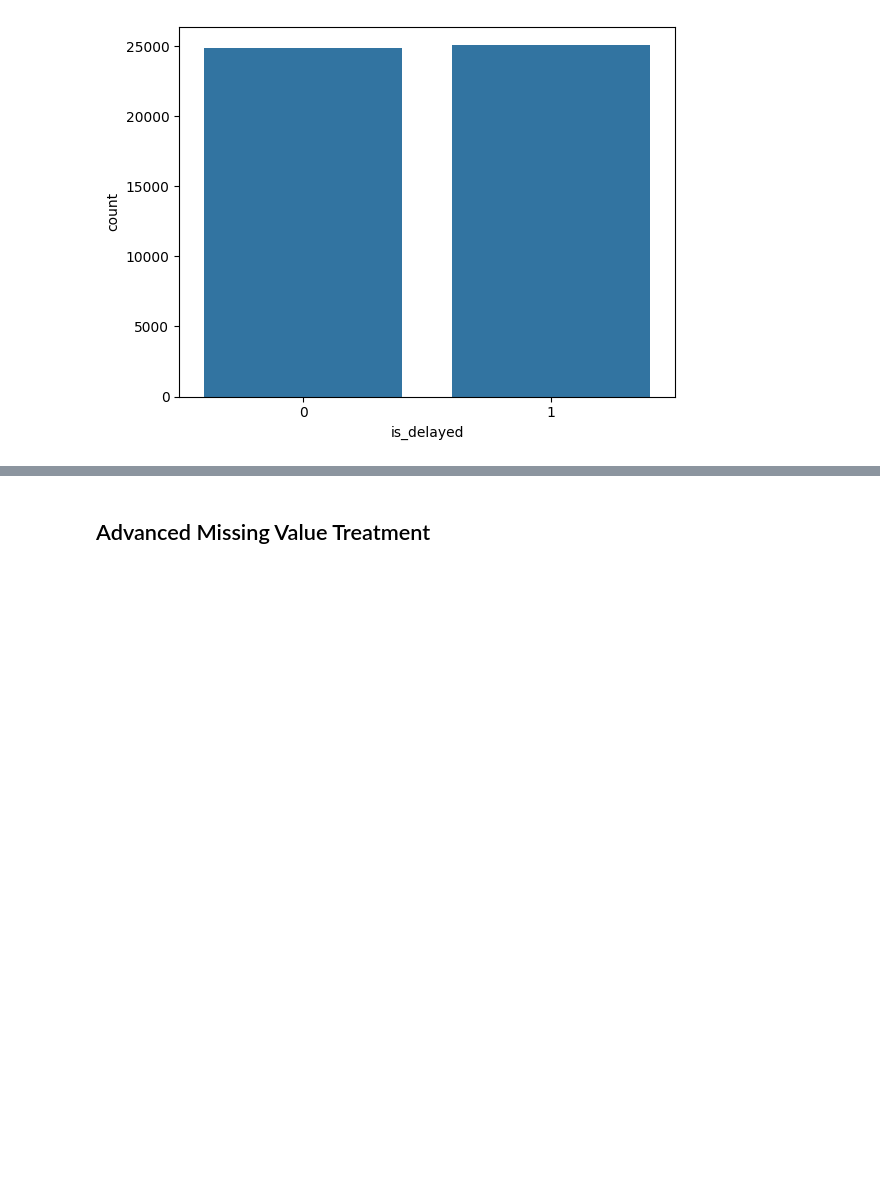
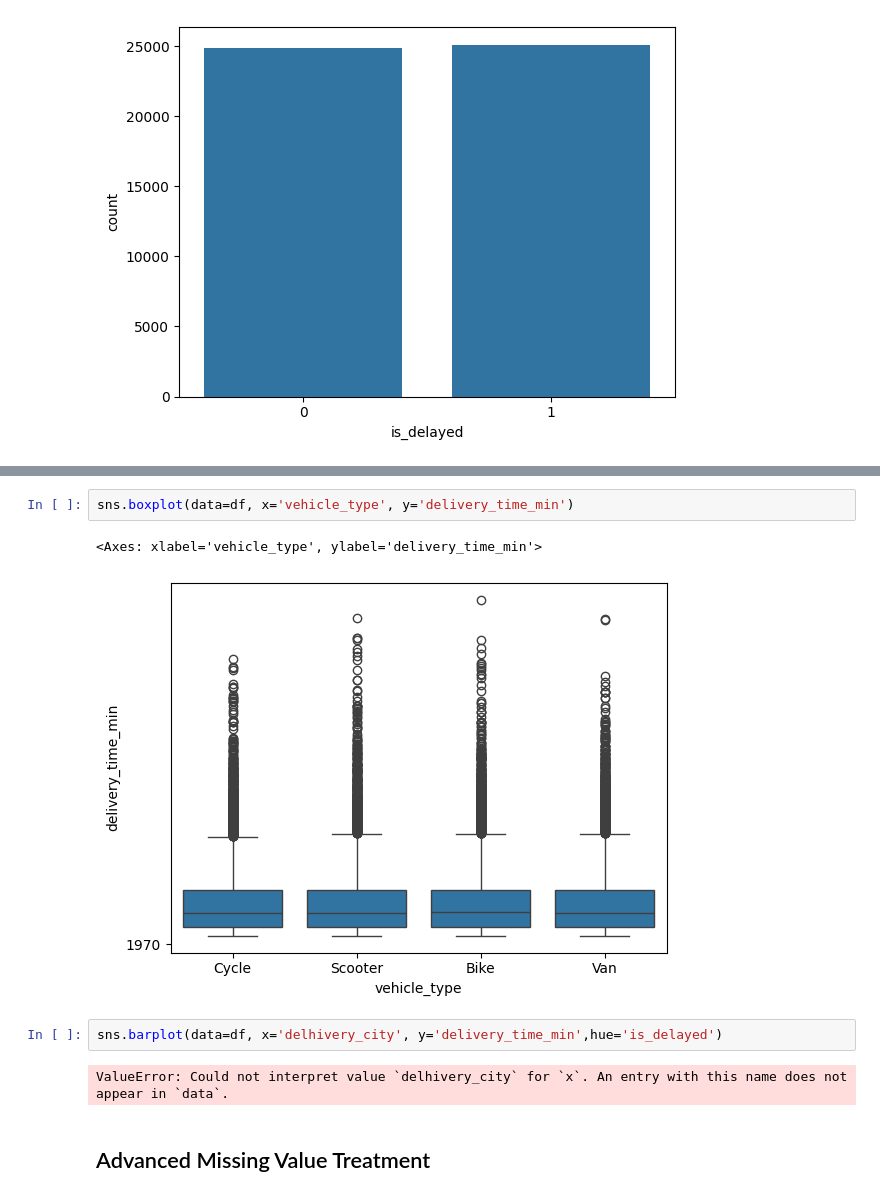
Before and after one commit to omvaja693-create/Amazon-s-Data-Preprocessing-Feature-Engineering, a Jupyter notebook: anazon_analysis.ipynb, the cells around one changed output, grey strips where cells are left out. Saved outputs shown, nothing was run; the diff lists cells and outputs as text; blank space fills up the shorter version.

```diff
--- a/anazon_analysis.ipynb
+++ b/anazon_analysis.ipynb
@@ -338,3 +348,12 @@ sns.countplot(data =df, x='is_delayed')
+# %%
+sns.boxplot(data=df, x='vehicle_type', y='delivery_time_min')
+# %% [output]
+<Axes: xlabel='vehicle_type', ylabel='delivery_time_min'>
+[figure, added]
+# %%
+sns.barplot(data=df, x='delhivery_city', y='delivery_time_min',hue='is_delayed')
+# %% [output]
+ValueError: Could not interpret value `delhivery_city` for `x`. An entry with this name does not appear in `data`.
 # %% [markdown]
 ## Advanced Missing Value Treatment
 # %% [markdown]
```
Also changed, not shown: parts of 2 cells of this notebook.
